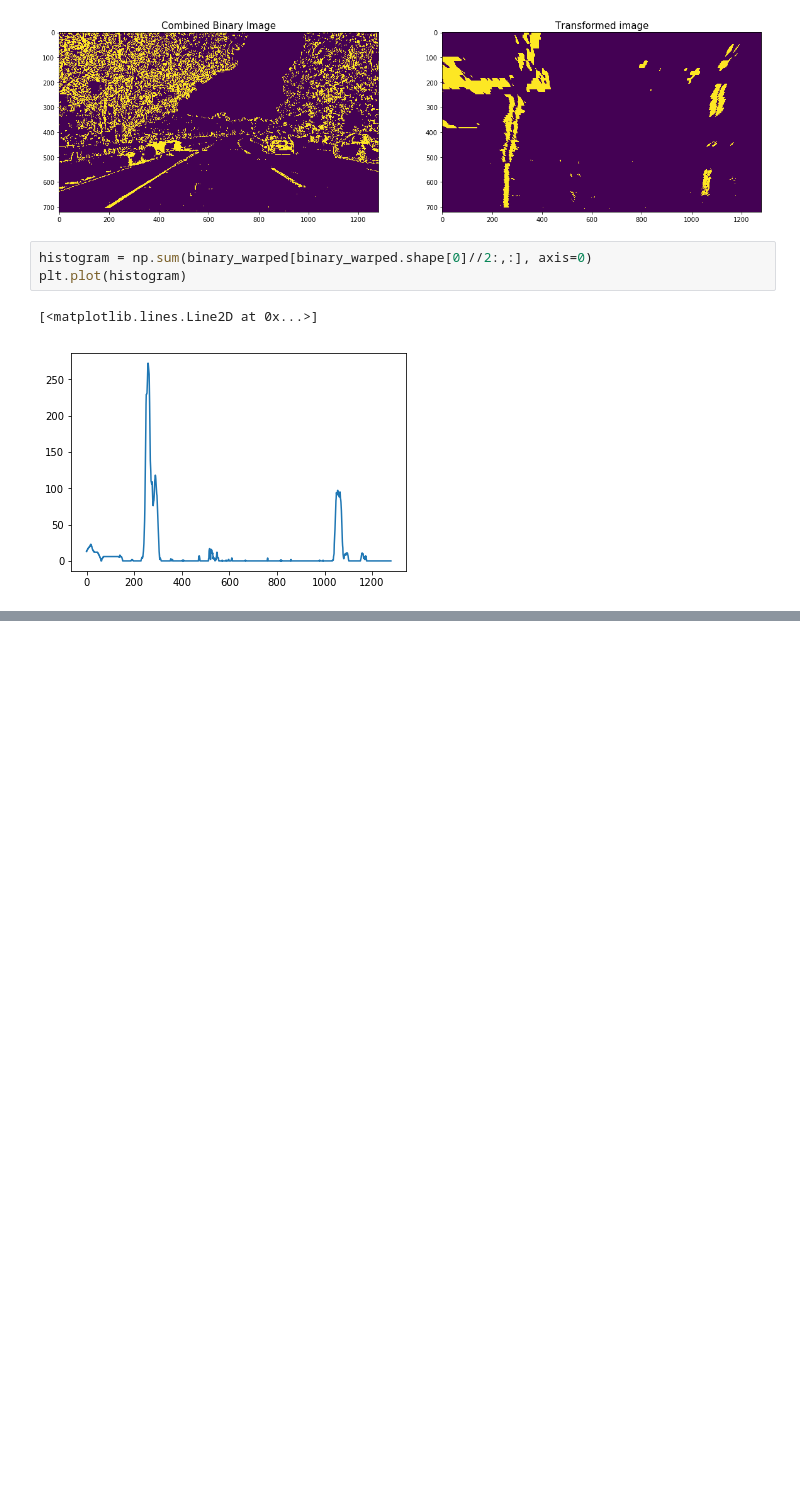
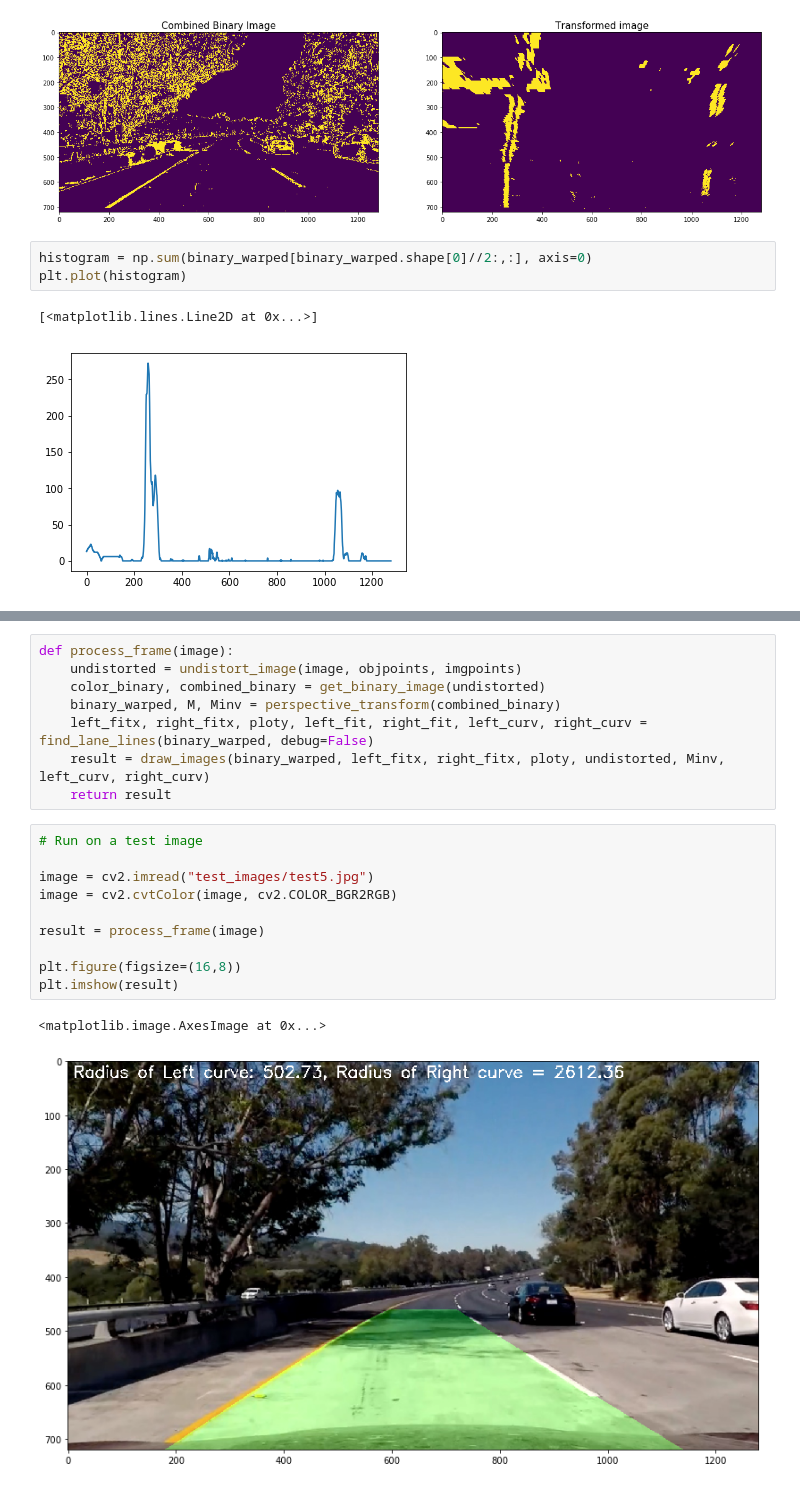
Before and after one commit to sameerppatil/advanced-lane-lines, a Jupyter notebook: P4.ipynb, the cells around one changed output, grey strips where cells are left out. Drawn from its saved outputs; the diff is of its cells as text; blank space fills up the shorter version.

```diff
--- a/P4.ipynb
+++ b/P4.ipynb
@@ -333,0 +386,21 @@ plt.axis("off");
+# %%
+def process_frame(image):
+    undistorted = undistort_image(image, objpoints, imgpoints)
+    color_binary, combined_binary = get_binary_image(undistorted)
+    binary_warped, M, Minv = perspective_transform(combined_binary)
+    left_fitx, right_fitx, ploty, left_fit, right_fit, left_curv, right_curv = find_lane_lines(binary_warped, debug=False)
+    result = draw_images(binary_warped, left_fitx, right_fitx, ploty, undistorted, Minv, left_curv, right_curv)
+    return result
+# %%
+# Run on a test image
+
+image = cv2.imread("test_images/test5.jpg")
+image = cv2.cvtColor(image, cv2.COLOR_BGR2RGB)
+
+result = process_frame(image)
+
+plt.figure(figsize=(16,8))
+plt.imshow(result)
+# %% [output]
+<matplotlib.image.AxesImage at 0x...>
+[figure, added]
```
Also changed, not shown: parts of 10 cells of this notebook.
